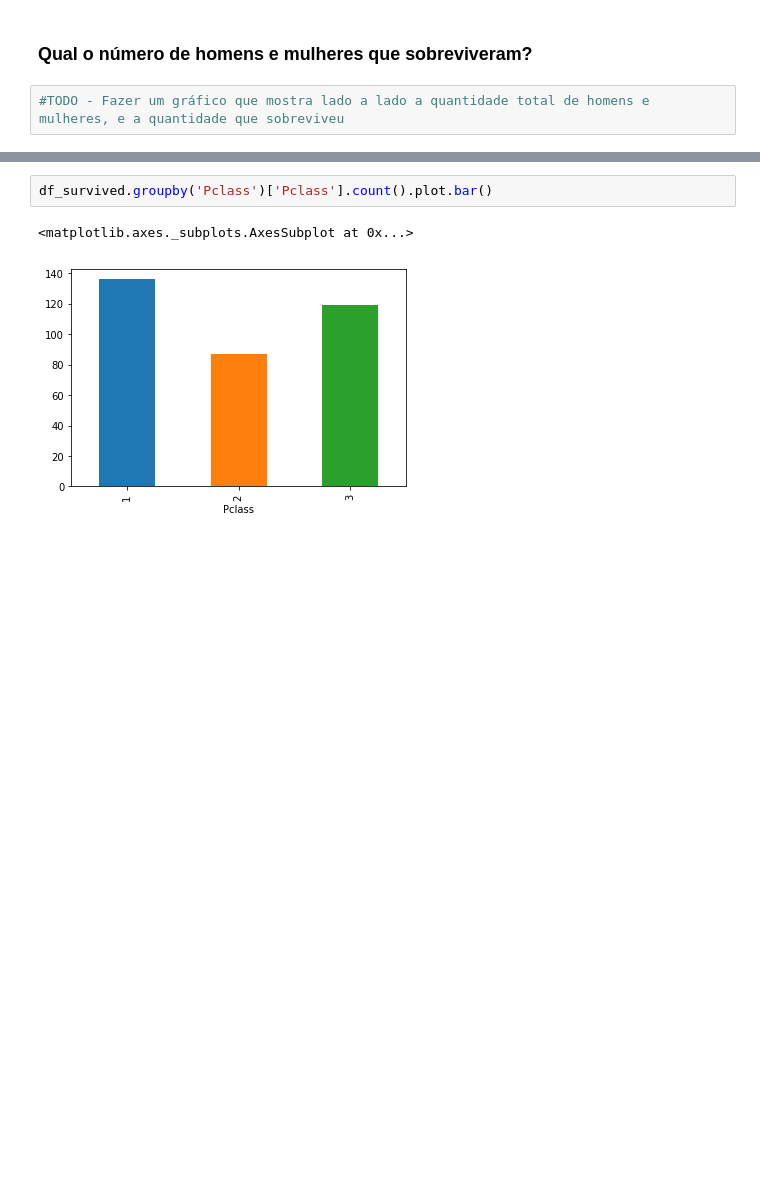
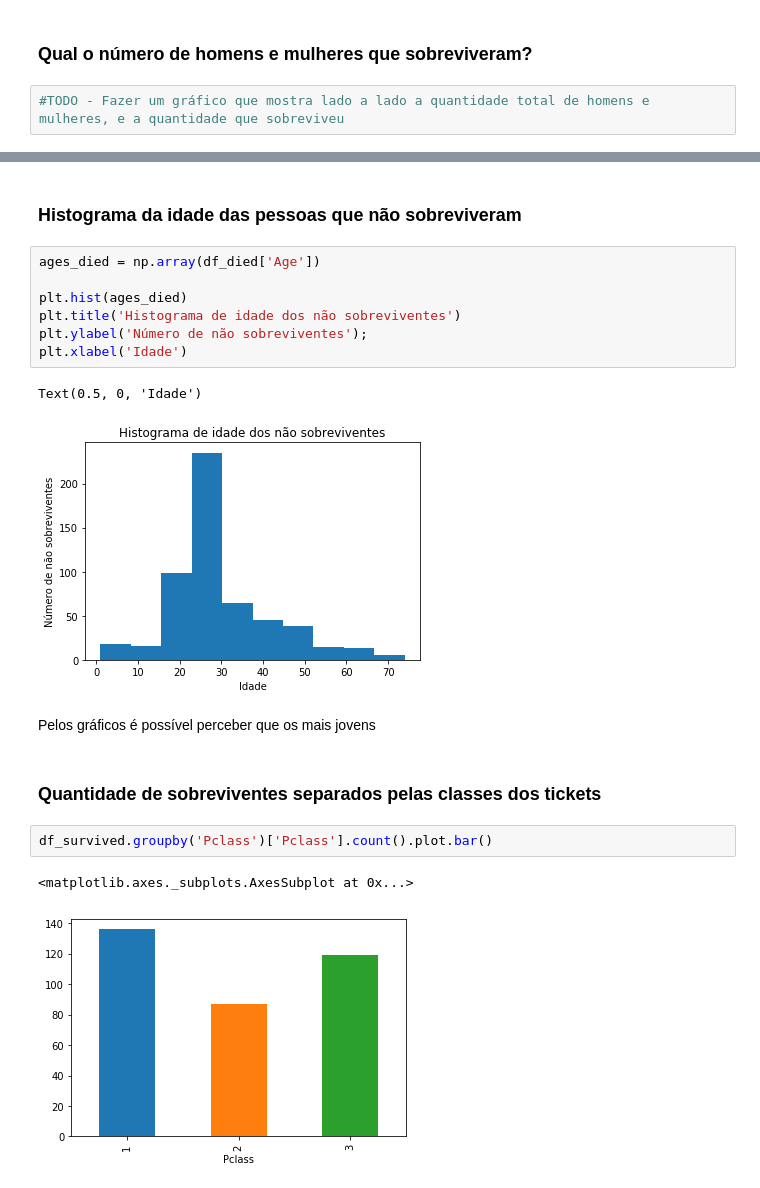
Before and after one commit to anderson-souza/Titanic-Project-Udacity, a Jupyter notebook: Análise Titanic.ipynb, the cells around one changed output, grey strips where cells are left out. Cells and saved outputs as stored; diff of their text form; blank space fills up the shorter version.

```diff
--- a/Análise Titanic.ipynb
+++ b/Análise Titanic.ipynb
@@ -150,3 +178,19 @@ df_survived.groupby('Sex')['Sex'].count().plot.bar()
+# %% [markdown]
+### Histograma da idade das pessoas que não sobreviveram
+# %%
+ages_died = np.array(df_died['Age'])
+
+plt.hist(ages_died)
+plt.title('Histograma de idade dos não sobreviventes')
+plt.ylabel('Número de não sobreviventes');
+plt.xlabel('Idade')
+# %% [output]
+Text(0.5, 0, 'Idade')
+[figure, added]
+# %% [markdown]
+Pelos gráficos é possível perceber que os mais jovens
+# %% [markdown]
+### Quantidade de sobreviventes separados pelas classes dos tickets
 # %%
 df_survived.groupby('Pclass')['Pclass'].count().plot.bar()
 # %% [output]
```
Also changed, not shown: parts of 35 cells of this notebook.
